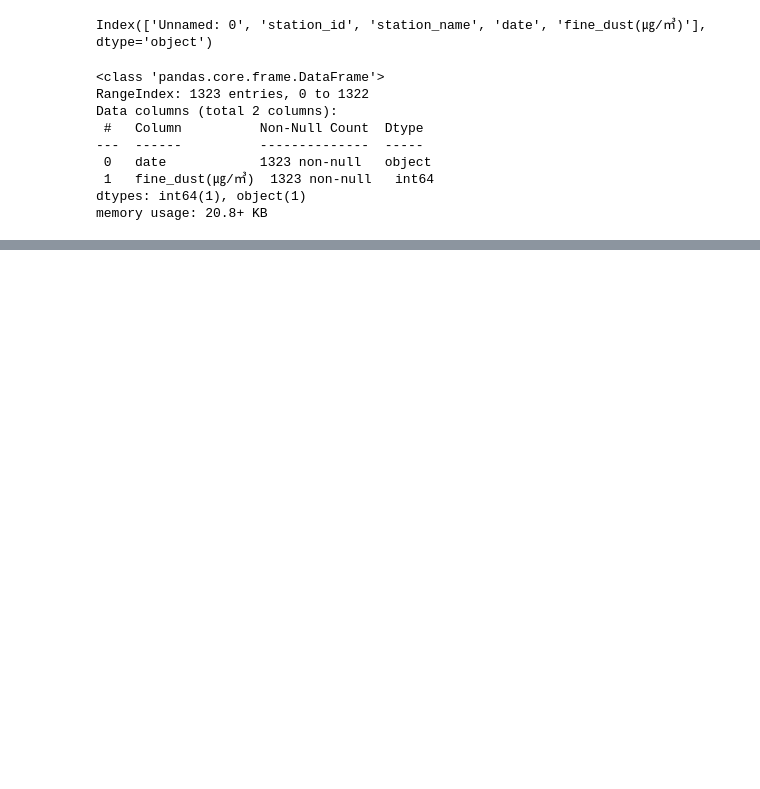
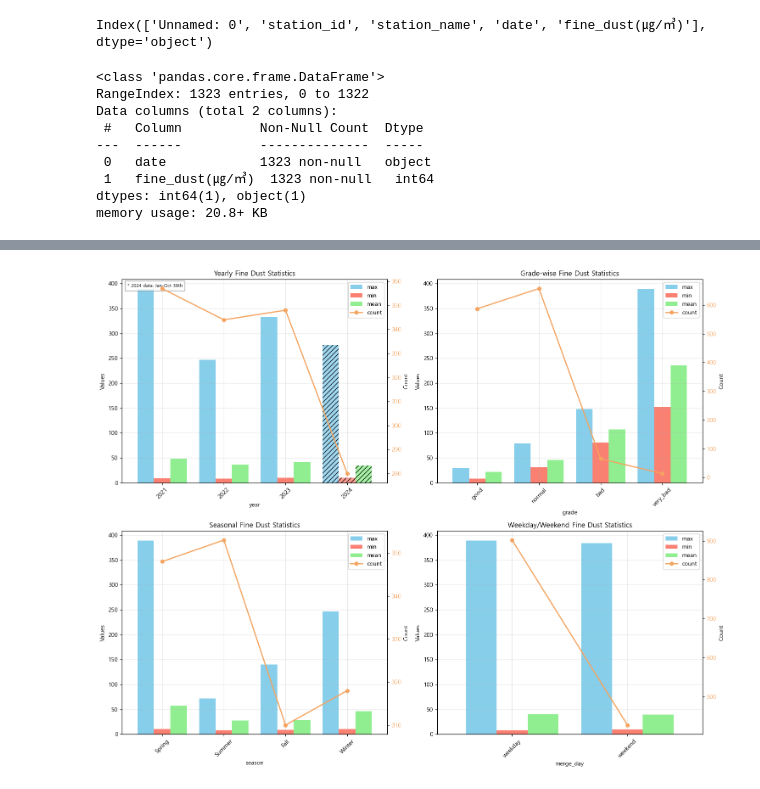
Before and after one commit to mini-project-y/1st_mini_project, a Jupyter notebook: Yuri/p_db_fd.ipynb, the cells around one changed output, grey strips where cells are left out. Saved outputs shown, nothing was run; the diff lists cells and outputs as text; code cells hidden in the pictures; blank space fills up the shorter version.

Commit message:
Yuri_Fine_Dust

```diff
--- a/Yuri/p_db_fd.ipynb
+++ b/Yuri/p_db_fd.ipynb
@@ -183,0 +155,4 @@ fine_dust
+# %%
+# apply 활용
+date_name2 = m_fine_dust.apply(lambda row : 'weekend'
+                               if str(row['dateName']) != 'nan' else row['day'], axis=1)
@@ -183,0 +202,4 @@ fine_dust
+# %%
+# date를 기준으로 연도 구분
+m_fine_dust["year"] = m_fine_dust["date"].dt.year
+print( m_fine_dust.iloc[356:358, :] )
@@ -183,0 +245,12 @@ fine_dust
+# %%
+# 범주화
+# 순서있는 범주형 : ordered = True, 순서 없는 범주형 : ordered = False
+c_grade = ['good', 'normal', 'bad', 'very_bad']
+c_grade1 = CategoricalDtype(categories = c_grade, ordered = True)
+
+c_season = ["Spring", "Summer", "Fall", "Winter"]
+c_season1 = CategoricalDtype(categories = c_season, ordered = True)
+
+m_fine_dust["grade"] = m_fine_dust["grade"].astype(c_grade1)
+m_fine_dust["season"] = m_fine_dust["season"].astype(c_season1)
+m_fine_dust.info()
@@ -183,0 +323,77 @@ fine_dust
+# %%
+import matplotlib.pyplot as plt
+import numpy as np
+
+def plot_stats_with_count(stats_df, ax, title):
+    """
+    Parameters:
+        stats_df: 통계치를 포함한 데이터 프레임
+        ax: 서브플롯의 축
+        title: 그래프 제목
+    """
+    # 막대 그래프 생성
+    bars = stats_df[['max', 'min', 'mean']].plot(kind='bar', ax=ax,
+                                                color=['skyblue', 'salmon', 'lightgreen'],
+                                                width=0.8)
+
+    # 2024년 막대에 패턴 추가
+    if 'year' in str(stats_df.index.name).lower():  # year 관련 그래프인 경우에만
+        for container in bars.containers:  # max, min, mean 각각의 막대에 대해
+            # 2024년에 해당하는 막대에 패턴 추가
+            for idx, patch in enumerate(container):
+                if str(stats_df.index[idx]) == '2024':
+                    patch.set_hatch('///')
+                    patch.set_alpha(0.8)
+
+    # 두 번째 y축 생성
+    ax2 = ax.twinx()
+
+    # count를 선 그래프로 표시
+    count_line = ax2.plot(range(len(stats_df)), stats_df['count'],
+                         color='sandybrown', marker='o', linewidth=2,
+                         label='count')
+
+    # 첫 번째 축 설정
+    ax.set_title(title)
+    ax.set_xlabel(stats_df.index.name)
+    ax.set_ylabel('Values')
+    ax.tick_params(axis='x', rotation=45)
+    ax.grid(True, alpha=0.3)
+
+    # 두 번째 축 설정
+    ax2.set_ylabel('Count')
+    ax2.tick_params(axis='y', labelcolor='sandybrown')
+
+    # 범례 통합
+    lines1, labels1 = ax.get_legend_handles_labels()
+    lines2, labels2 = ax2.get_legend_handles_labels()
+    ax2.legend(lines1 + count_line, labels1 + ['count'],
+              loc='upper right')
+
+    # 2024년 데이터가 부분적임을 설명하는 주석 추가
+    if 'year' in str(stats_df.index.name).lower():
+        ax.annotate('* 2024 data: Jan-Oct 30th',
+                   xy=(0.02, 0.98),
+                   xycoords='axes fraction',
+                   bbox=dict(facecolor='white', edgecolor='gray', alpha=0.8),
+                   fontsize=8,
+                   va='top')
+
+# 서브플롯 생성
+fig, axs = plt.subplots(2, 2, figsize=(15, 12))
+
+# 각 서브플롯에 그래프 그리기
+plot_stats_with_count(df_year_stats, axs[0, 0],
+                     'Yearly Fine Dust Statistics')
+plot_stats_with_count(df_grade_stats, axs[0, 1],
+                     'Grade-wise Fine Dust Statistics')
+plot_stats_with_count(df_season_stats, axs[1, 0],
+                     'Seasonal Fine Dust Statistics')
+plot_stats_with_count(df_day_stats, axs[1, 1],
+                     'Weekday/Weekend Fine Dust Statistics')
+
+# 레이아웃 조정
+plt.tight_layout()
+plt.show()
+# %% [output]
+[figure, added]
```
Also changed, not shown: parts of 44 cells of this notebook, 2 other files.
